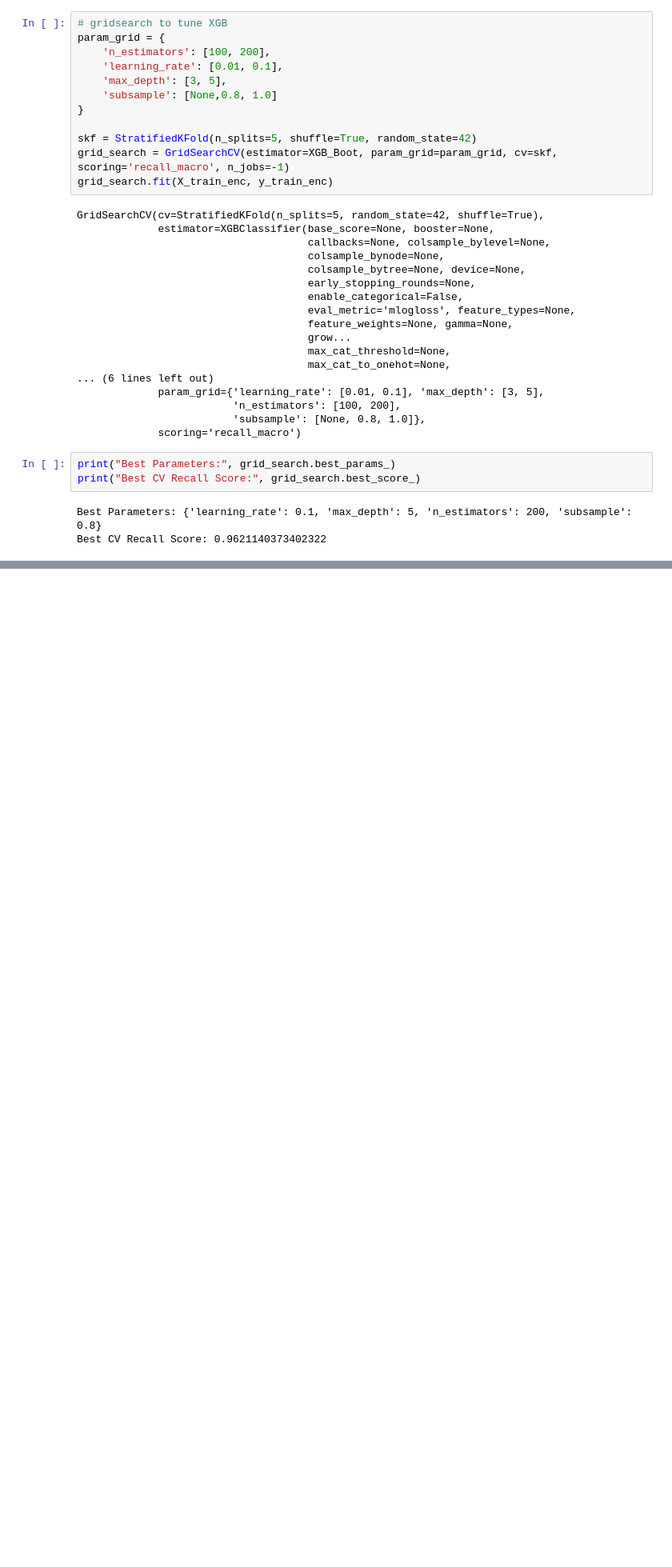
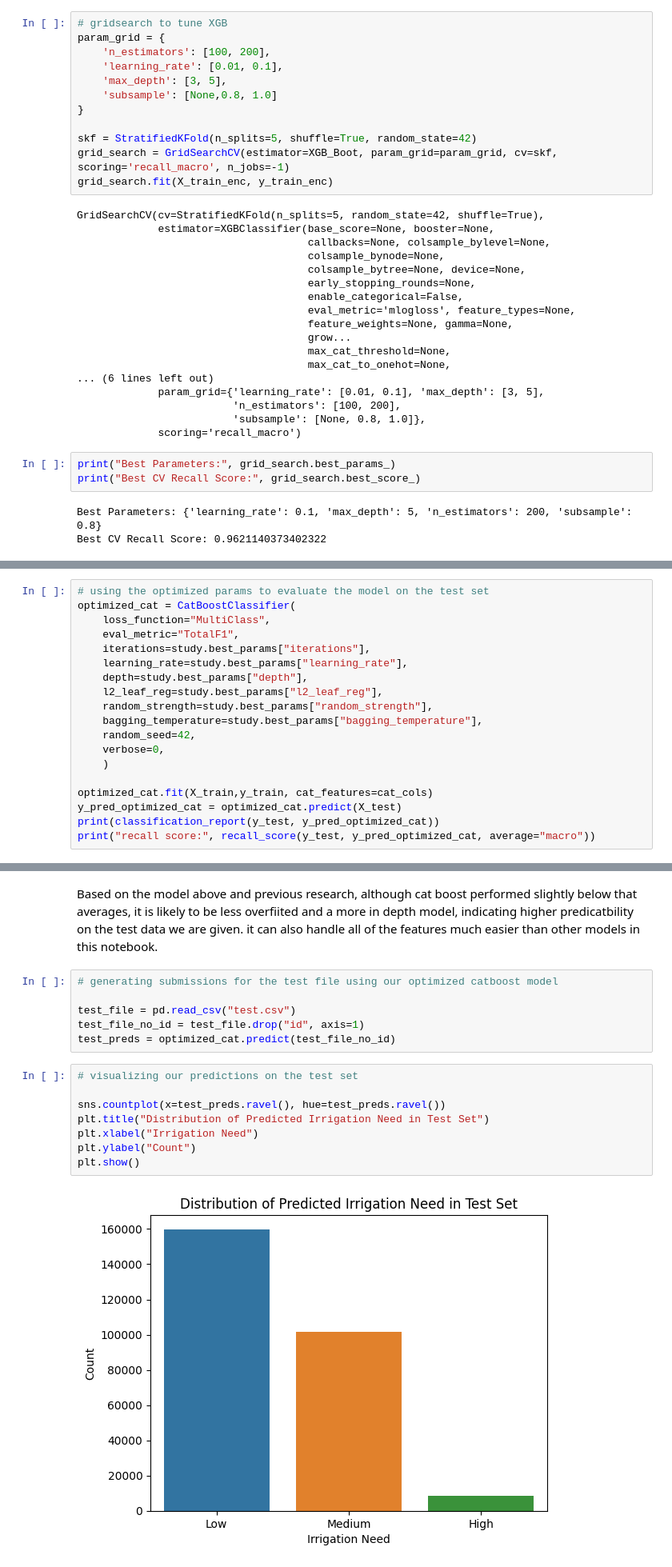
Before and after one commit to lcalaff/Advanced_ML_Work, a Jupyter notebook: Git_Code/Kaggle Homework Lucas lucascalaff206/Kaggle Boosting Notebook.ipynb, the cells around one changed output, grey strips where cells are left out. Shown at 80% size. Saved outputs shown, nothing was run; the diff lists cells and outputs as text; blank space fills up the shorter version.

Commit message:
CatBoost Model and Submission

```diff
--- a/Git_Code/Kaggle Homework Lucas lucascalaff206/Kaggle Boosting Notebook.ipynb
+++ b/Git_Code/Kaggle Homework Lucas lucascalaff206/Kaggle Boosting Notebook.ipynb
@@ -129,0 +226,19 @@ Best CV Recall Score: 0.9621140373402322
+# %%
+# using the optimized params to evaluate the model on the test set
+optimized_cat = CatBoostClassifier(
+    loss_function="MultiClass",
+    eval_metric="TotalF1",
+    iterations=study.best_params["iterations"],
+    learning_rate=study.best_params["learning_rate"],
+    depth=study.best_params["depth"],
+    l2_leaf_reg=study.best_params["l2_leaf_reg"],
+    random_strength=study.best_params["random_strength"],
+    bagging_temperature=study.best_params["bagging_temperature"],
+    random_seed=42,
+    verbose=0,
+    )
+
+optimized_cat.fit(X_train,y_train, cat_features=cat_cols)
+y_pred_optimized_cat = optimized_cat.predict(X_test)
+print(classification_report(y_test, y_pred_optimized_cat))
+print("recall score:", recall_score(y_test, y_pred_optimized_cat, average="macro"))
@@ -129,0 +259,18 @@ Best CV Recall Score: 0.9621140373402322
+# %% [markdown]
+Based on the model above and previous research, although cat boost performed slightly below that averages, it is likely to be less overfiited and a more in depth model, indicating higher predicatbility on the test data we are given. it can also handle all of the features much easier than other models in this notebook.
+# %%
+# generating submissions for the test file using our optimized catboost model
+
+test_file = pd.read_csv("test.csv")
+test_file_no_id = test_file.drop("id", axis=1)
+test_preds = optimized_cat.predict(test_file_no_id)
+# %%
+# visualizing our predictions on the test set
+
+sns.countplot(x=test_preds.ravel(), hue=test_preds.ravel())
+plt.title("Distribution of Predicted Irrigation Need in Test Set")
+plt.xlabel("Irrigation Need")
+plt.ylabel("Count")
+plt.show()
+# %% [output]
+[figure, added]
```
Also changed, not shown: parts of 9 cells of this notebook, 2 other files.
